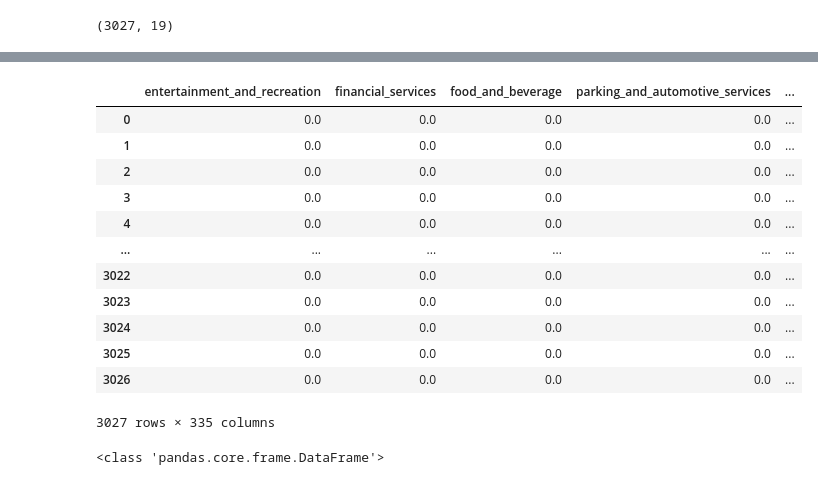
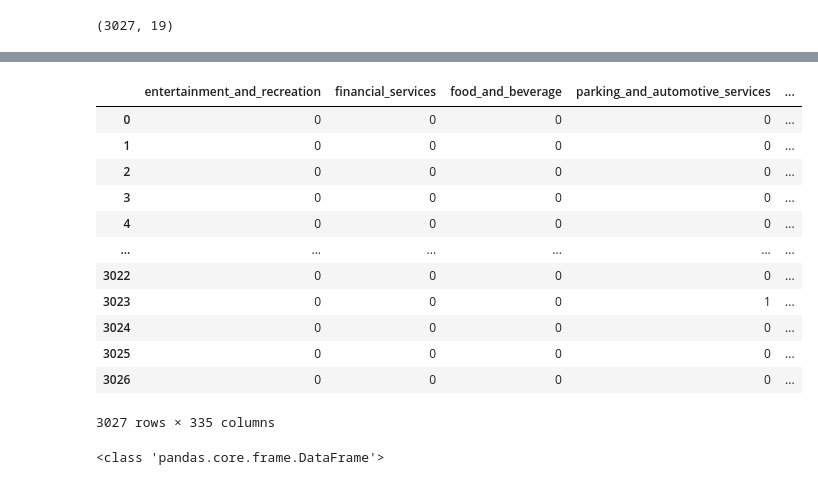
Before and after one commit to minhlynguyen/ucd-project-advantage, a Jupyter notebook: website/main/ml_model_modify_db.ipynb, the cells around one changed output, grey strips where cells are left out. Cells and saved outputs as stored; diff of their text form; code cells hidden in the pictures.

```diff
--- a/website/main/ml_model_modify_db.ipynb
+++ b/website/main/ml_model_modify_db.ipynb
@@ -22,7 +22,7 @@ os.environ.setdefault('DJANGO_SETTINGS_MODULE', 'rest.settings')
 os.environ["DJANGO_ALLOW_ASYNC_UNSAFE"] = "true"
 django.setup()
 # %%
-zone = ZoneDetail.objects.filter(datetime__date=datetime.date(2023, 7, 27))
+zone = ZoneDetail.objects.filter(impression_predict__isnull=True)
 # %%
 df = pd.DataFrame.from_records(zone.values())
 # %%
@@ -40,5 +38,3 @@ df.head(5)
-# %%
-df['year_month'] = df['year_month'].replace('2023-07','7')
 # %%
 df.rename(columns={'taxi_zone_id': 'taxi_zone', 'impression_predict': 'passenger_count','year_month': 'month'}, inplace=True)
 # %%
@@ -119,7 +118,7 @@ df['holiday'] = pd.Categorical(df['holiday'], categories=['Christmas Day','Chris
                                                          ])
 # %%
 df_pk = df[['zone_time_id','impression_history','datetime']]
-df = df.drop(['zone_time_id','impression_history','datetime'], axis=1)
+df = df.drop(labels=['zone_time_id','impression_history','datetime'], axis=1)
 # %%
 # set up dummies features
 df_dummy = pd.get_dummies(df)
@@ -153,22 +152,22 @@ holiday_Veterans Day
 holiday_Washington's Birthday
 # %%
 # split data set into the features and target feature
-target_feature = pd.DataFrame(df_dummy["passenger_count"])
+target_features=df_dummy[['passenger_count']]
 features = df_dummy.drop(labels=["passenger_count"], axis=1)
 features
 # %% [output]
 |  | entertainment_and_recreation | financial_services | food_and_beverage | parking_and_automotive_services | ... |
-| 0 | 0.0 | 0.0 | 0.0 | 0.0 | ... |
-| 1 | 0.0 | 0.0 | 0.0 | 0.0 | ... |
-| 2 | 0.0 | 0.0 | 0.0 | 0.0 | ... |
-| 3 | 0.0 | 0.0 | 0.0 | 0.0 | ... |
-| 4 | 0.0 | 0.0 | 0.0 | 0.0 | ... |
+| 0 | 0 | 0 | 0 | 0 | ... |
+| 1 | 0 | 0 | 0 | 0 | ... |
+| 2 | 0 | 0 | 0 | 0 | ... |
+| 3 | 0 | 0 | 0 | 0 | ... |
+| 4 | 0 | 0 | 0 | 0 | ... |
 | ... | ... | ... | ... | ... | ... |
-| 3022 | 0.0 | 0.0 | 0.0 | 0.0 | ... |
-| 3023 | 0.0 | 0.0 | 0.0 | 0.0 | ... |
-| 3024 | 0.0 | 0.0 | 0.0 | 0.0 | ... |
-| 3025 | 0.0 | 0.0 | 0.0 | 0.0 | ... |
-| 3026 | 0.0 | 0.0 | 0.0 | 0.0 | ... |
+| 3022 | 0 | 0 | 0 | 0 | ... |
+| 3023 | 0 | 0 | 0 | 1 | ... |
+| 3024 | 0 | 0 | 0 | 0 | ... |
+| 3025 | 0 | 0 | 0 | 0 | ... |
+| 3026 | 0 | 0 | 0 | 0 | ... |
 3027 rows × 335 columns
 # %%
 target_features=df_dummy[['passenger_count']]
```
Also changed, not shown: parts of 10 cells of this notebook, 7 other files.
